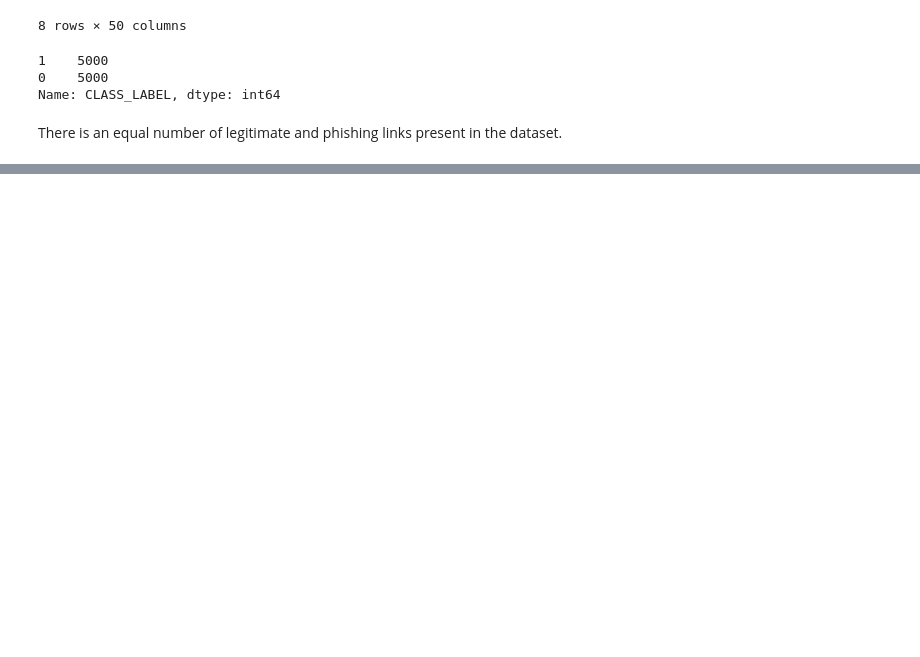
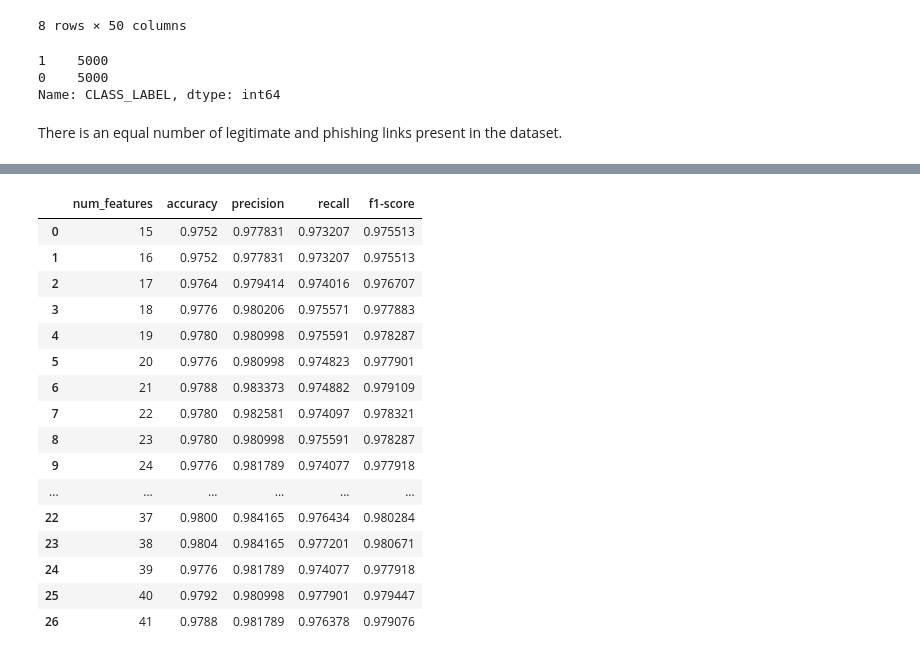
Before and after one commit to ezrc2/phishing-links, a Jupyter notebook: predict.ipynb, the cells around one changed output, grey strips where cells are left out. Drawn from its saved outputs; the diff is of its cells as text; code cells hidden in the pictures; blank space fills up the shorter version.

```diff
--- a/predict.ipynb
+++ b/predict.ipynb
@@ -95,0 +127,21 @@ plt.show()
+# %%
+results = pd.DataFrame(scores, columns=['num_features', 'accuracy', 'precision', 'recall', 'f1-score'])
+results
+# %% [output]
+|  | num_features | accuracy | precision | recall | f1-score |
+| 0 | 15 | 0.9752 | 0.977831 | 0.973207 | 0.975513 |
+| 1 | 16 | 0.9752 | 0.977831 | 0.973207 | 0.975513 |
+| 2 | 17 | 0.9764 | 0.979414 | 0.974016 | 0.976707 |
+| 3 | 18 | 0.9776 | 0.980206 | 0.975571 | 0.977883 |
+| 4 | 19 | 0.9780 | 0.980998 | 0.975591 | 0.978287 |
+| 5 | 20 | 0.9776 | 0.980998 | 0.974823 | 0.977901 |
+| 6 | 21 | 0.9788 | 0.983373 | 0.974882 | 0.979109 |
+| 7 | 22 | 0.9780 | 0.982581 | 0.974097 | 0.978321 |
+| 8 | 23 | 0.9780 | 0.980998 | 0.975591 | 0.978287 |
+| 9 | 24 | 0.9776 | 0.981789 | 0.974077 | 0.977918 |
+| ... | ... | ... | ... | ... | ... |
+| 22 | 37 | 0.9800 | 0.984165 | 0.976434 | 0.980284 |
+| 23 | 38 | 0.9804 | 0.984165 | 0.977201 | 0.980671 |
+| 24 | 39 | 0.9776 | 0.981789 | 0.974077 | 0.977918 |
+| 25 | 40 | 0.9792 | 0.980998 | 0.977901 | 0.979447 |
+| 26 | 41 | 0.9788 | 0.981789 | 0.976378 | 0.979076 |
```
Also changed, not shown: parts of 11 cells of this notebook, 1 other file.
